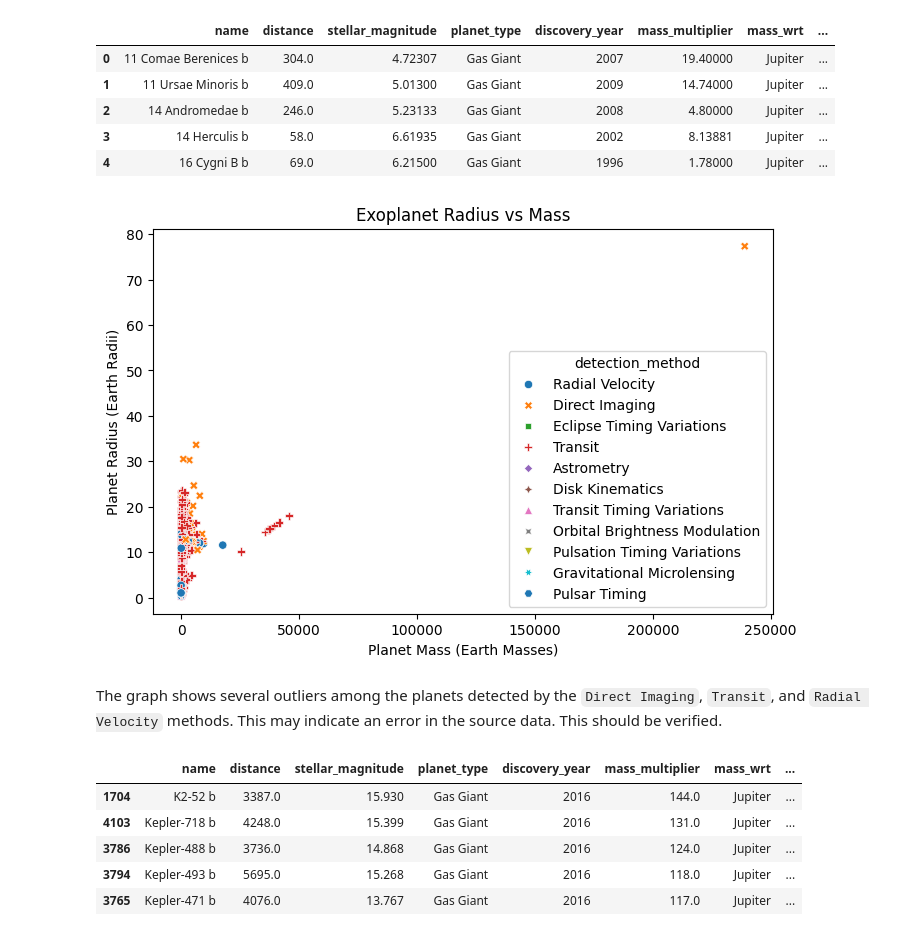
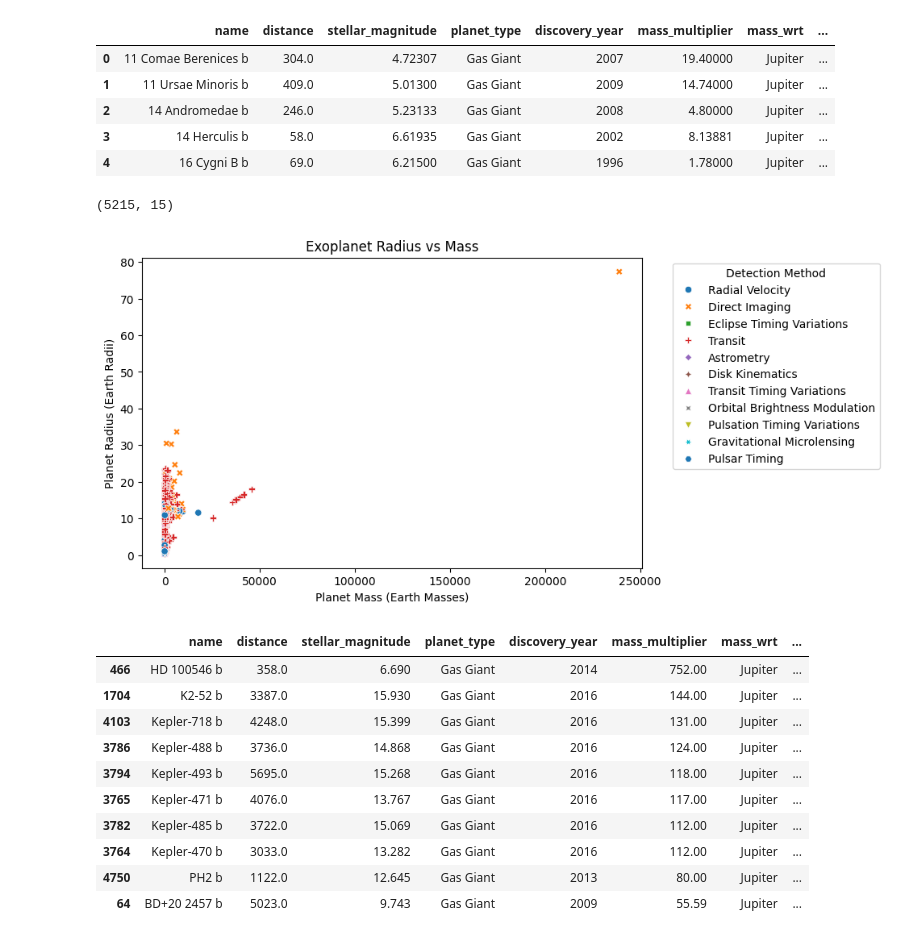
Before and after one commit to 7086600/da_final_project, a Jupyter notebook: da_final_project.ipynb, the cells around one changed output. Cells and saved outputs as stored; diff of their text form; code cells hidden in the pictures.

Commit message:
refactoring ouliers searching; add more outliers; dropping dropping planets with no reliable mass

```diff
--- a/da_final_project.ipynb
+++ b/da_final_project.ipynb
@@ -431,26 +431,34 @@ exoplanets_cleaned.head()
 | 2 | 14 Andromedae b | 246.0 | 5.23133 | Gas Giant | 2008 | 4.80000 | Jupiter | ... |
 | 3 | 14 Herculis b | 58.0 | 6.61935 | Gas Giant | 2002 | 8.13881 | Jupiter | ... |
 | 4 | 16 Cygni B b | 69.0 | 6.21500 | Gas Giant | 1996 | 1.78000 | Jupiter | ... |
+# %%
+print(exoplanets_cleaned.shape)
+# %% [output]
+(5215, 15)
 # %%
 # making scatter plot for radius vs mass
 plt.figure(figsize=(8, 5), frameon=True)
 sns.scatterplot(data=exoplanets_cleaned, x='planet_mass', y='planet_radius', hue='detection_method', palette='tab10', style='detection_method')
 plt.title('Exoplanet Radius vs Mass')
 plt.xlabel('Planet Mass (Earth Masses)')
 plt.ylabel('Planet Radius (Earth Radii)')
+plt.legend(title='Detection Method', bbox_to_anchor=(1.05, 1), loc='upper left')
 plt.show()
 # %% [output]
-[figure, old version]
+[figure, new version]
-# %% [markdown]
-The graph shows several outliers among the planets detected by the `Direct Imaging`, `Transit`, and `Radial Velocity` methods. This may indicate an error in the source data. This should be verified.
 # %%
-# checking for outliers in Direct Imaging detection method
-exoplanets_cleaned.sort_values(by='planet_mass', ascending=False).head()
+# checking for outliers by sorting mass in descending order
+exoplanets_cleaned.sort_values(by='planet_mass', ascending=False).head(10)
 # %% [output]
 |  | name | distance | stellar_magnitude | planet_type | discovery_year | mass_multiplier | mass_wrt | ... |
-| 1704 | K2-52 b | 3387.0 | 15.930 | Gas Giant | 2016 | 144.0 | Jupiter | ... |
-| 4103 | Kepler-718 b | 4248.0 | 15.399 | Gas Giant | 2016 | 131.0 | Jupiter | ... |
-| 3786 | Kepler-488 b | 3736.0 | 14.868 | Gas Giant | 2016 | 124.0 | Jupiter | ... |
-| 3794 | Kepler-493 b | 5695.0 | 15.268 | Gas Giant | 2016 | 118.0 | Jupiter | ... |
-| 3765 | Kepler-471 b | 4076.0 | 13.767 | Gas Giant | 2016 | 117.0 | Jupiter | ... |
+| 466 | HD 100546 b | 358.0 | 6.690 | Gas Giant | 2014 | 752.00 | Jupiter | ... |
+| 1704 | K2-52 b | 3387.0 | 15.930 | Gas Giant | 2016 | 144.00 | Jupiter | ... |
+| 4103 | Kepler-718 b | 4248.0 | 15.399 | Gas Giant | 2016 | 131.00 | Jupiter | ... |
+| 3786 | Kepler-488 b | 3736.0 | 14.868 | Gas Giant | 2016 | 124.00 | Jupiter | ... |
+| 3794 | Kepler-493 b | 5695.0 | 15.268 | Gas Giant | 2016 | 118.00 | Jupiter | ... |
+| 3765 | Kepler-471 b | 4076.0 | 13.767 | Gas Giant | 2016 | 117.00 | Jupiter | ... |
+| 3782 | Kepler-485 b | 3722.0 | 15.069 | Gas Giant | 2016 | 112.00 | Jupiter | ... |
+| 3764 | Kepler-470 b | 3033.0 | 13.282 | Gas Giant | 2016 | 112.00 | Jupiter | ... |
+| 4750 | PH2 b | 1122.0 | 12.645 | Gas Giant | 2013 | 80.00 | Jupiter | ... |
+| 64 | BD+20 2457 b | 5023.0 | 9.743 | Gas Giant | 2009 | 55.59 | Jupiter | ... |
 # %% [markdown]
```
Also changed, not shown: parts of 6 cells of this notebook.
